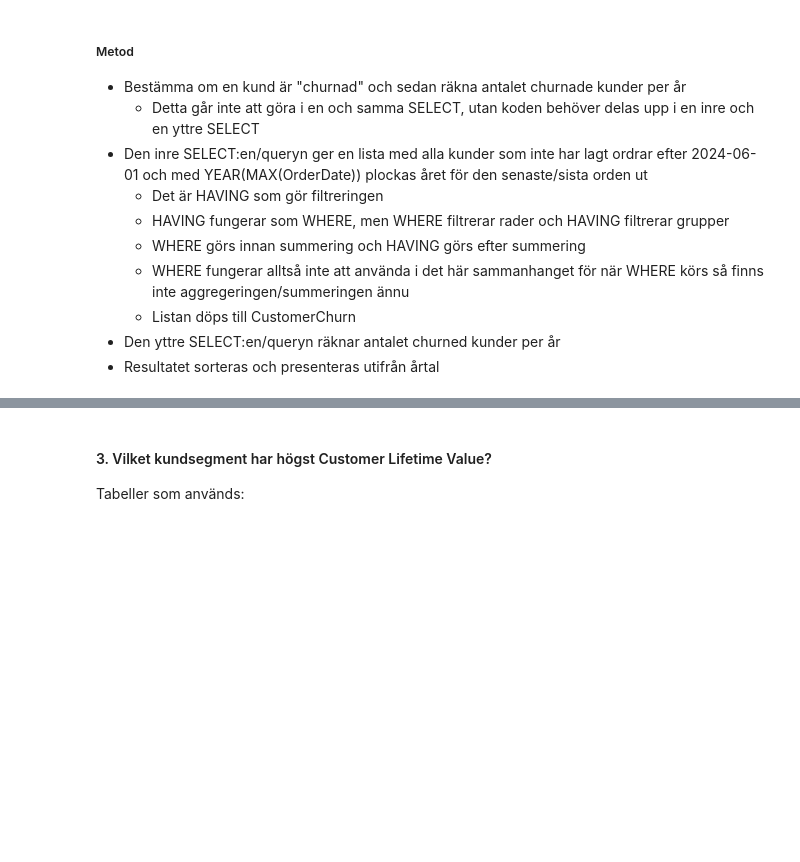
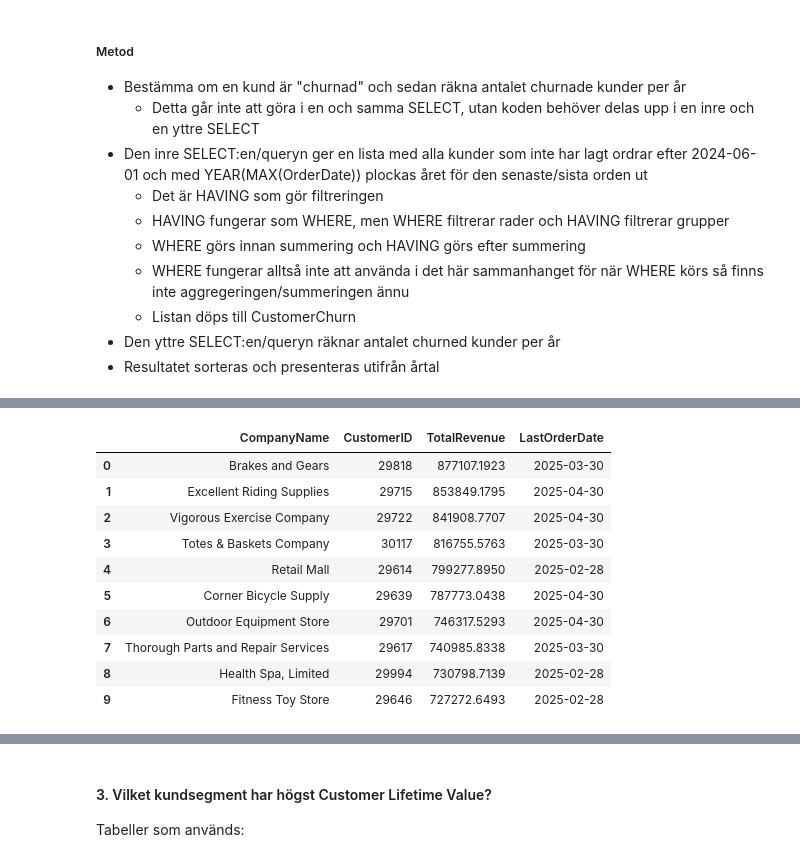
Before and after one commit to josefinoleryd/AdventureWorks_Sales_analysis, a Jupyter notebook: Rapport.ipynb, the cells around one changed output, grey strips where cells are left out. Drawn from its saved outputs; the diff is of its cells as text; code cells hidden in the pictures; blank space fills up the shorter version.

Commit message:
added code and markdown for second part of in-depth analysis.

```diff
--- a/Rapport.ipynb
+++ b/Rapport.ipynb
@@ -932,0 +977,14 @@ Tabeller som används:
+# %%
+display(df_altc_q2)
+# %% [output]
+|  | CompanyName | CustomerID | TotalRevenue | LastOrderDate |
+| 0 | Brakes and Gears | 29818 | 877107.1923 | 2025-03-30 |
+| 1 | Excellent Riding Supplies | 29715 | 853849.1795 | 2025-04-30 |
+| 2 | Vigorous Exercise Company | 29722 | 841908.7707 | 2025-04-30 |
+| 3 | Totes & Baskets Company | 30117 | 816755.5763 | 2025-03-30 |
+| 4 | Retail Mall | 29614 | 799277.8950 | 2025-02-28 |
+| 5 | Corner Bicycle Supply | 29639 | 787773.0438 | 2025-04-30 |
+| 6 | Outdoor Equipment Store | 29701 | 746317.5293 | 2025-04-30 |
+| 7 | Thorough Parts and Repair Services | 29617 | 740985.8338 | 2025-03-30 |
+| 8 | Health Spa, Limited | 29994 | 730798.7139 | 2025-02-28 |
+| 9 | Fitness Toy Store | 29646 | 727272.6493 | 2025-02-28 |
```
Also changed, not shown: parts of 4 cells of this notebook, 1 other file.
